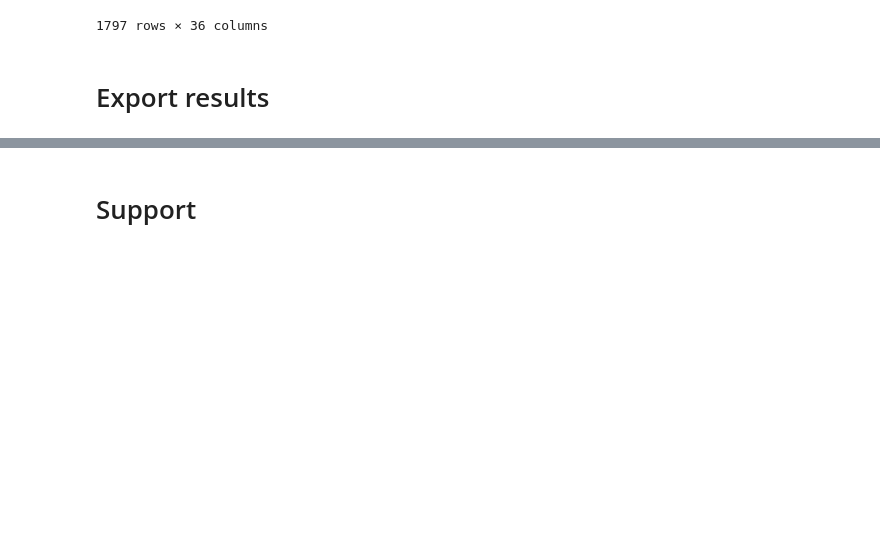
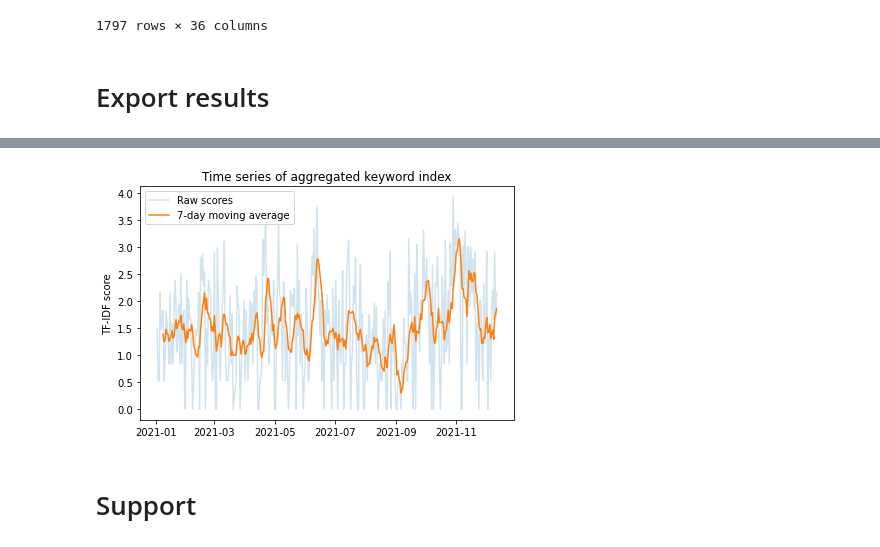
Before and after one commit to paparon96/Sustainability, a Jupyter notebook: Carbon_price_prediction/Notebooks/tf_df_generation.ipynb, the cells around one changed output, grey strips where cells are left out. Saved outputs shown, nothing was run; the diff lists cells and outputs as text; code cells hidden in the pictures; blank space fills up the shorter version.

Commit message:
Added aggregated keyword TF-IDF index visualization

```diff
--- a/Carbon_price_prediction/Notebooks/tf_df_generation.ipynb
+++ b/Carbon_price_prediction/Notebooks/tf_df_generation.ipynb
@@ -22,3 +50,15 @@ Drive already mounted at /content/drive; to attempt to forcibly remount, call dr
+# %%
+def agg_keyword_index_tf_idf_plot(ma_window, first_date, df):
+    filtered_df = df[df.index > first_date]
+
+    plt.plot(filtered_df, label='Raw scores', alpha=0.2)
+    plt.plot(filtered_df.rolling(ma_window).mean(), label=f'{ma_window}-day moving average')
+    plt.ylabel("TF-IDF score")
+    plt.title("Time series of aggregated keyword index")
+    plt.legend()
+    plt.tight_layout()
+    plt.savefig(f'./tf_idf/aggregated_tf_idf_index_ts_{ma_window}_first_date_{first_date.strftime("%Y%m%d")}.pdf')
+    plt.show()
 # %% [markdown]
 # Parameters / Constants
 # %%
@@ -160,0 +179,3 @@ tf_idf_df.to_csv(f'./tf_idf_gdelt_lemmatized_custom_keywords.csv')
+# %%
+agg_keyword_index_df = df.groupby(df.index).sum().sum(axis=1)
+agg_keyword_index_df
@@ -160,0 +195,2 @@ tf_idf_df.to_csv(f'./tf_idf_gdelt_lemmatized_custom_keywords.csv')
+# %%
+agg_keyword_index_tf_idf_df = tf_idf(agg_keyword_index_df)
@@ -161,3 +212,14 @@ tf_idf_df.to_csv(f'./tf_idf_gdelt_lemmatized_custom_keywords.csv')
+# %%
+# Converting the index to date type
+agg_keyword_index_tf_idf_df.index = pd.to_datetime(agg_keyword_index_tf_idf_df.index)
+# %%
+# Visualize index over time
+ma_window = 7
+first_date = pd.to_datetime('2021-01-01')
+
+agg_keyword_index_tf_idf_plot(ma_window, first_date, agg_keyword_index_tf_idf_df)
+# %% [output]
+[figure, added]
 # %% [markdown]
 # Support
 # %%
```
Also changed, not shown: parts of 12 cells of this notebook, 1 other file.
